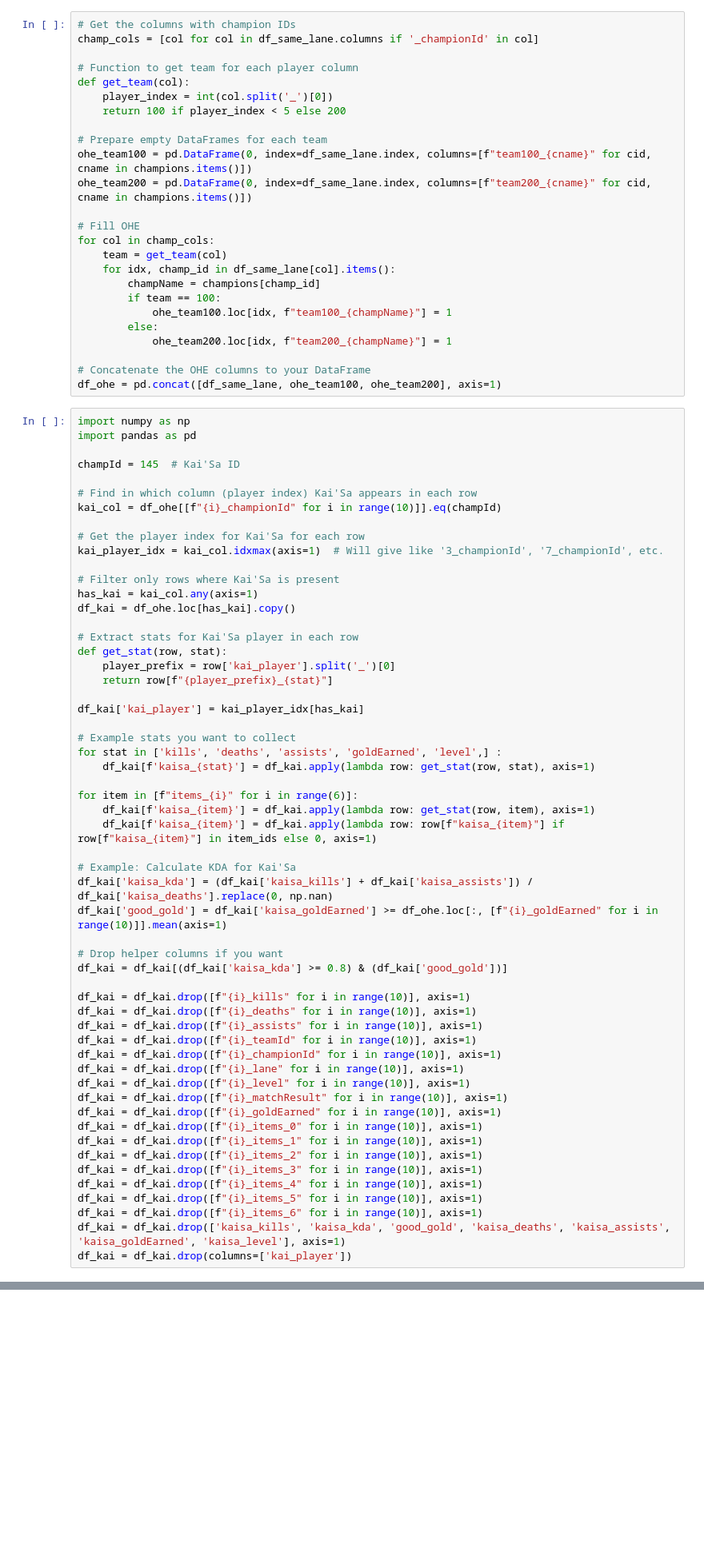
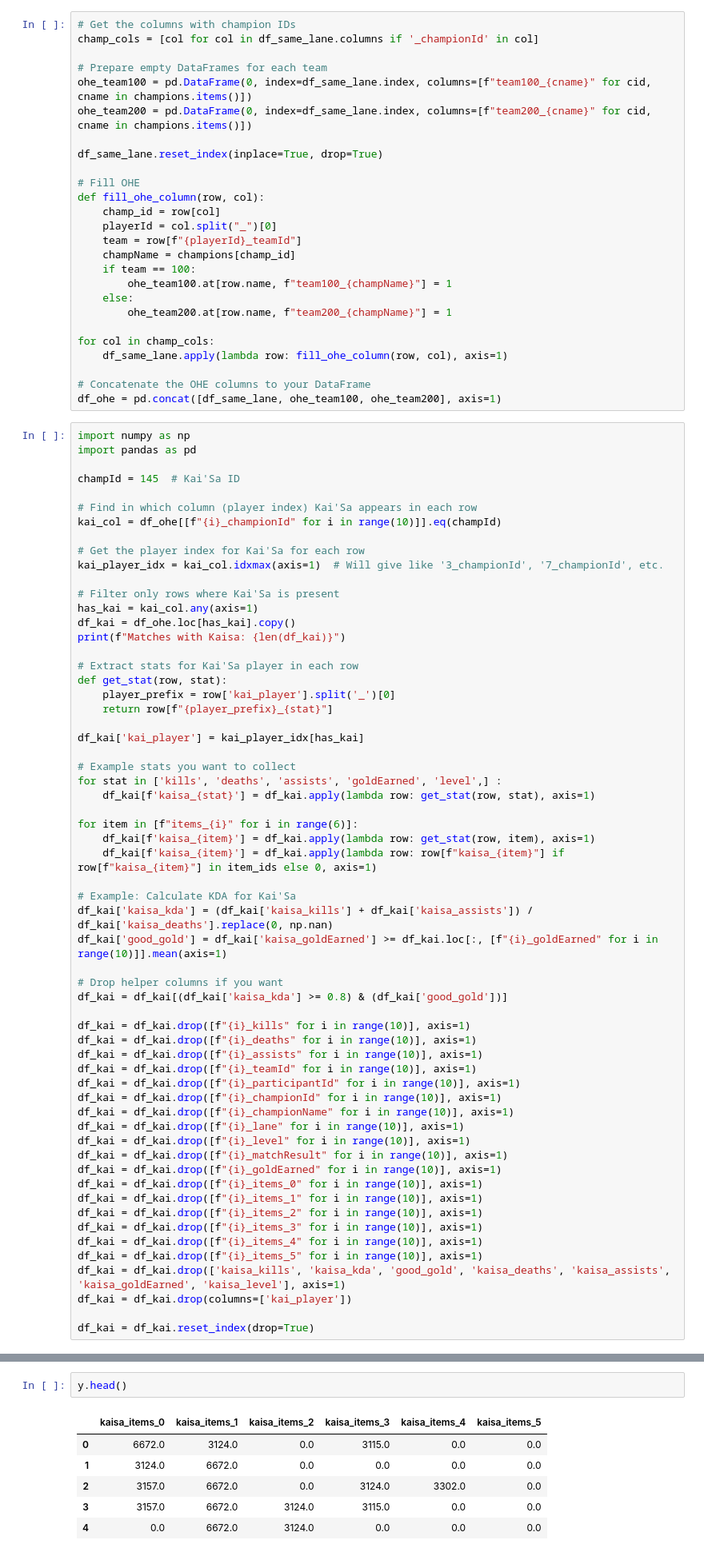
Before and after one commit to PedroBrasil111/projeto_mc906, a Jupyter notebook: teste.ipynb, the cells around one changed output, grey strips where cells are left out. Shown at 80% size. Saved outputs shown, nothing was run; the diff lists cells and outputs as text; blank space fills up the shorter version.

```diff
--- a/teste.ipynb
+++ b/teste.ipynb
@@ -45,25 +65,26 @@ with open(f"items/items.json", "r", encoding="utf-8") as f:
 # %%
 # Get the columns with champion IDs
 champ_cols = [col for col in df_same_lane.columns if '_championId' in col]
-
-# Function to get team for each player column
-def get_team(col):
-    player_index = int(col.split('_')[0])
-    return 100 if player_index < 5 else 200
 
 # Prepare empty DataFrames for each team
 ohe_team100 = pd.DataFrame(0, index=df_same_lane.index, columns=[f"team100_{cname}" for cid, cname in champions.items()])
 ohe_team200 = pd.DataFrame(0, index=df_same_lane.index, columns=[f"team200_{cname}" for cid, cname in champions.items()])
 
+df_same_lane.reset_index(inplace=True, drop=True)
+
 # Fill OHE
+def fill_ohe_column(row, col):
+    champ_id = row[col]
+    playerId = col.split("_")[0]
+    team = row[f"{playerId}_teamId"]
+    champName = champions[champ_id]
+    if team == 100:
+        ohe_team100.at[row.name, f"team100_{champName}"] = 1
+    else:
+        ohe_team200.at[row.name, f"team200_{champName}"] = 1
+
 for col in champ_cols:
-    team = get_team(col)
-    for idx, champ_id in df_same_lane[col].items():
-        champName = champions[champ_id]
-        if team == 100:
-            ohe_team100.loc[idx, f"team100_{champName}"] = 1
-        else:
-            ohe_team200.loc[idx, f"team200_{champName}"] = 1
+    df_same_lane.apply(lambda row: fill_ohe_column(row, col), axis=1)
 
 # Concatenate the OHE columns to your DataFrame
 df_ohe = pd.concat([df_same_lane, ohe_team100, ohe_team200], axis=1)
@@ -82,6 +103,7 @@ kai_player_idx = kai_col.idxmax(axis=1)  # Will give like '3_championId', '7_cha
 # Filter only rows where Kai'Sa is present
 has_kai = kai_col.any(axis=1)
 df_kai = df_ohe.loc[has_kai].copy()
+print(f"Matches with Kaisa: {len(df_kai)}")
 
 # Extract stats for Kai'Sa player in each row
 def get_stat(row, stat):
@@ -100,7 +122,7 @@ for item in [f"items_{i}" for i in range(6)]:
 
 # Example: Calculate KDA for Kai'Sa
 df_kai['kaisa_kda'] = (df_kai['kaisa_kills'] + df_kai['kaisa_assists']) / df_kai['kaisa_deaths'].replace(0, np.nan)
-df_kai['good_gold'] = df_kai['kaisa_goldEarned'] >= df_ohe.loc[:, [f"{i}_goldEarned" for i in range(10)]].mean(axis=1)
+df_kai['good_gold'] = df_kai['kaisa_goldEarned'] >= df_kai.loc[:, [f"{i}_goldEarned" for i in range(10)]].mean(axis=1)
 
 # Drop helper columns if you want
 df_kai = df_kai[(df_kai['kaisa_kda'] >= 0.8) & (df_kai['good_gold'])]
@@ -109,7 +131,9 @@ df_kai = df_kai.drop([f"{i}_kills" for i in range(10)], axis=1)
 df_kai = df_kai.drop([f"{i}_deaths" for i in range(10)], axis=1)
 df_kai = df_kai.drop([f"{i}_assists" for i in range(10)], axis=1)
 df_kai = df_kai.drop([f"{i}_teamId" for i in range(10)], axis=1)
+df_kai = df_kai.drop([f"{i}_participantId" for i in range(10)], axis=1)
 df_kai = df_kai.drop([f"{i}_championId" for i in range(10)], axis=1)
+df_kai = df_kai.drop([f"{i}_championName" for i in range(10)], axis=1)
 df_kai = df_kai.drop([f"{i}_lane" for i in range(10)], axis=1)
 df_kai = df_kai.drop([f"{i}_level" for i in range(10)], axis=1)
 df_kai = df_kai.drop([f"{i}_matchResult" for i in range(10)], axis=1)
@@ -120,6 +144,7 @@ df_kai = df_kai.drop([f"{i}_items_2" for i in range(10)], axis=1)
 df_kai = df_kai.drop([f"{i}_items_3" for i in range(10)], axis=1)
 df_kai = df_kai.drop([f"{i}_items_4" for i in range(10)], axis=1)
 df_kai = df_kai.drop([f"{i}_items_5" for i in range(10)], axis=1)
-df_kai = df_kai.drop([f"{i}_items_6" for i in range(10)], axis=1)
 df_kai = df_kai.drop(['kaisa_kills', 'kaisa_kda', 'good_gold', 'kaisa_deaths', 'kaisa_assists', 'kaisa_goldEarned', 'kaisa_level'], axis=1)
 df_kai = df_kai.drop(columns=['kai_player'])
+
+df_kai = df_kai.reset_index(drop=True)
@@ -134,3 +188,12 @@ X_train, X_test, y_train, y_test = train_test_split(
+# %%
+y.head()
+# %% [output]
+|  | kaisa_items_0 | kaisa_items_1 | kaisa_items_2 | kaisa_items_3 | kaisa_items_4 | kaisa_items_5 |
+| 0 | 6672.0 | 3124.0 | 0.0 | 3115.0 | 0.0 | 0.0 |
+| 1 | 3124.0 | 6672.0 | 0.0 | 0.0 | 0.0 | 0.0 |
+| 2 | 3157.0 | 6672.0 | 0.0 | 3124.0 | 3302.0 | 0.0 |
+| 3 | 3157.0 | 6672.0 | 3124.0 | 3115.0 | 0.0 | 0.0 |
+| 4 | 0.0 | 6672.0 | 3124.0 | 0.0 | 0.0 | 0.0 |
 # %%
 import numpy as np
 
```
Also changed, not shown: parts of 19 cells of this notebook, 1 other file.
